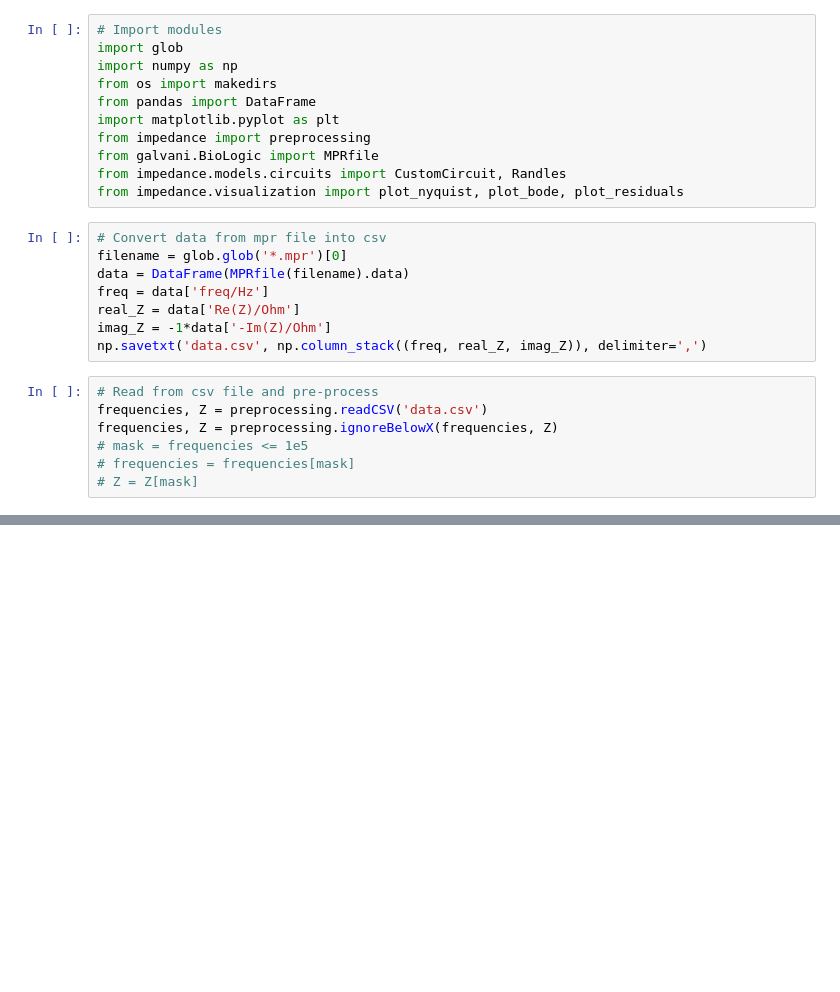
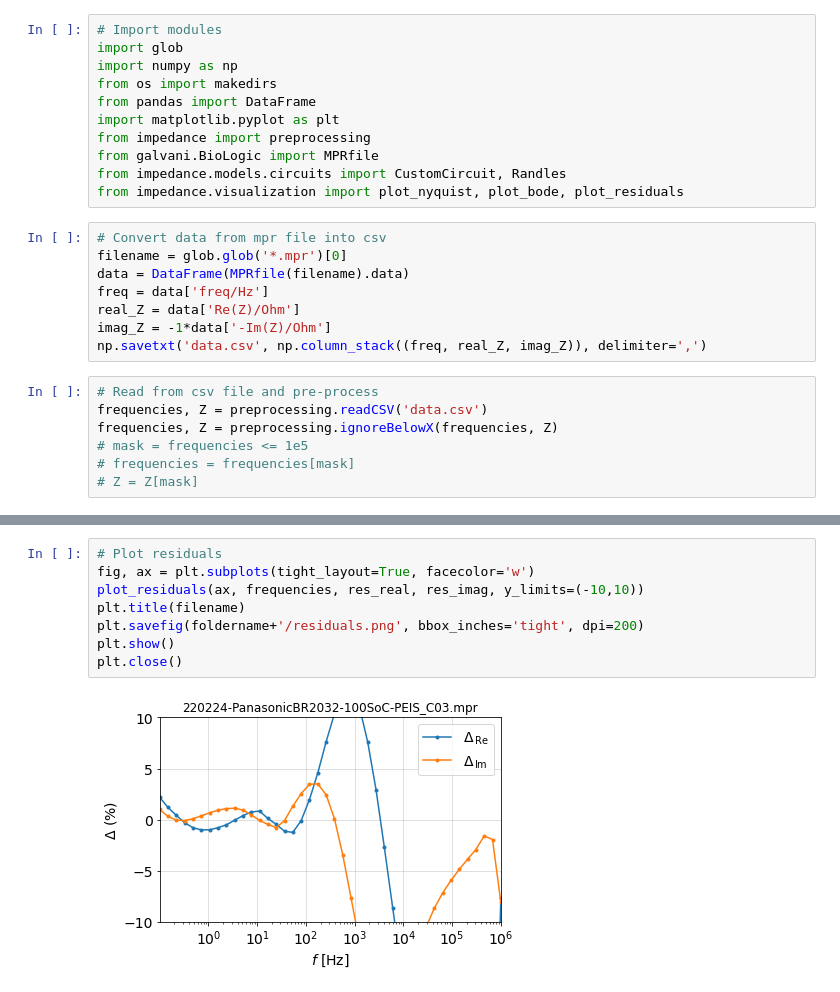
Before and after one commit to venkkris/impedance, a Jupyter notebook: analysis.ipynb, the cells around one changed output, grey strips where cells are left out. Saved outputs shown, nothing was run; the diff lists cells and outputs as text; blank space fills up the shorter version.

```diff
--- a/analysis.ipynb
+++ b/analysis.ipynb
@@ -78,0 +99,10 @@ plt.close()
+# %%
+# Plot residuals
+fig, ax = plt.subplots(tight_layout=True, facecolor='w')
+plot_residuals(ax, frequencies, res_real, res_imag, y_limits=(-10,10))
+plt.title(filename)
+plt.savefig(foldername+'/residuals.png', bbox_inches='tight', dpi=200)
+plt.show()
+plt.close()
+# %% [output]
+[figure, added]
```
Also changed, not shown: parts of 2 cells of this notebook.
